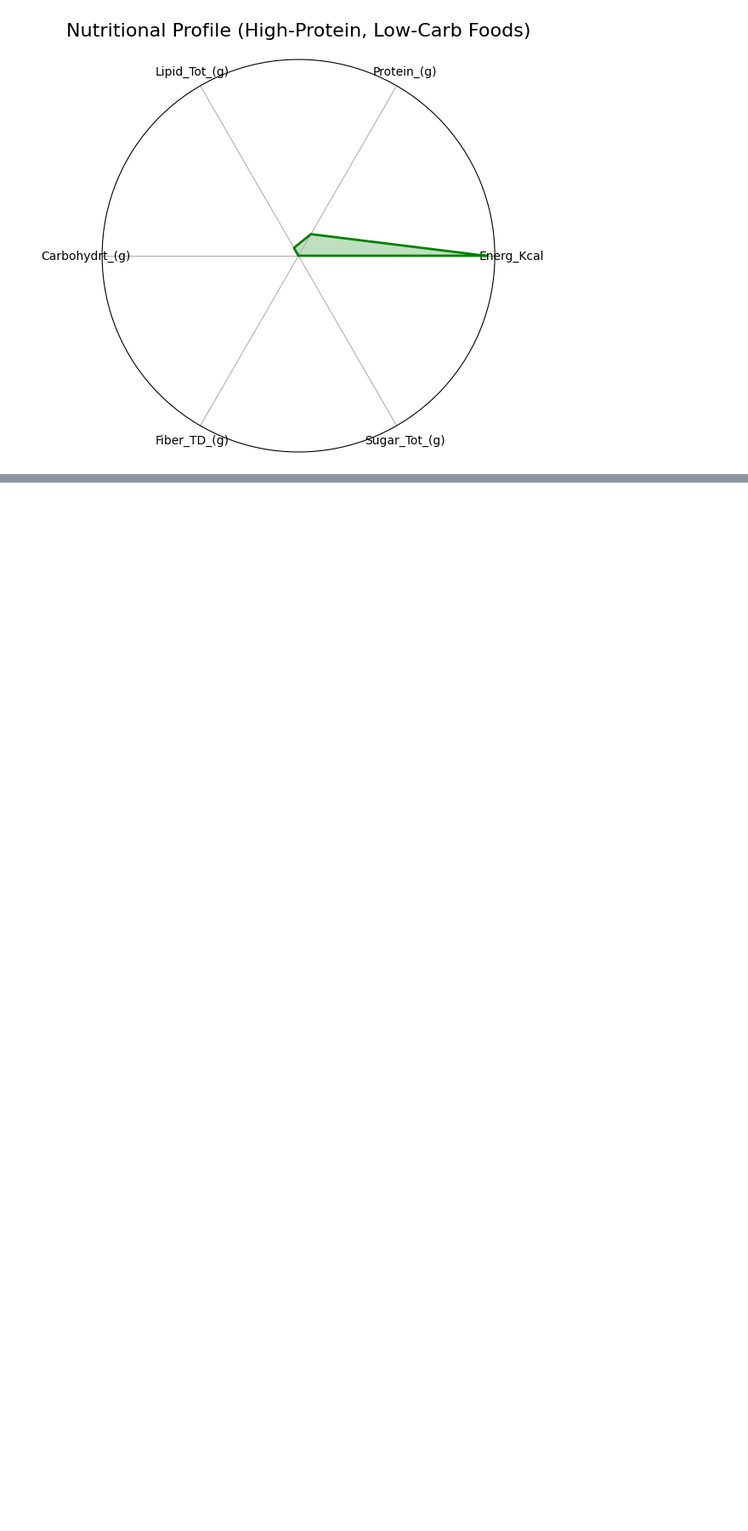
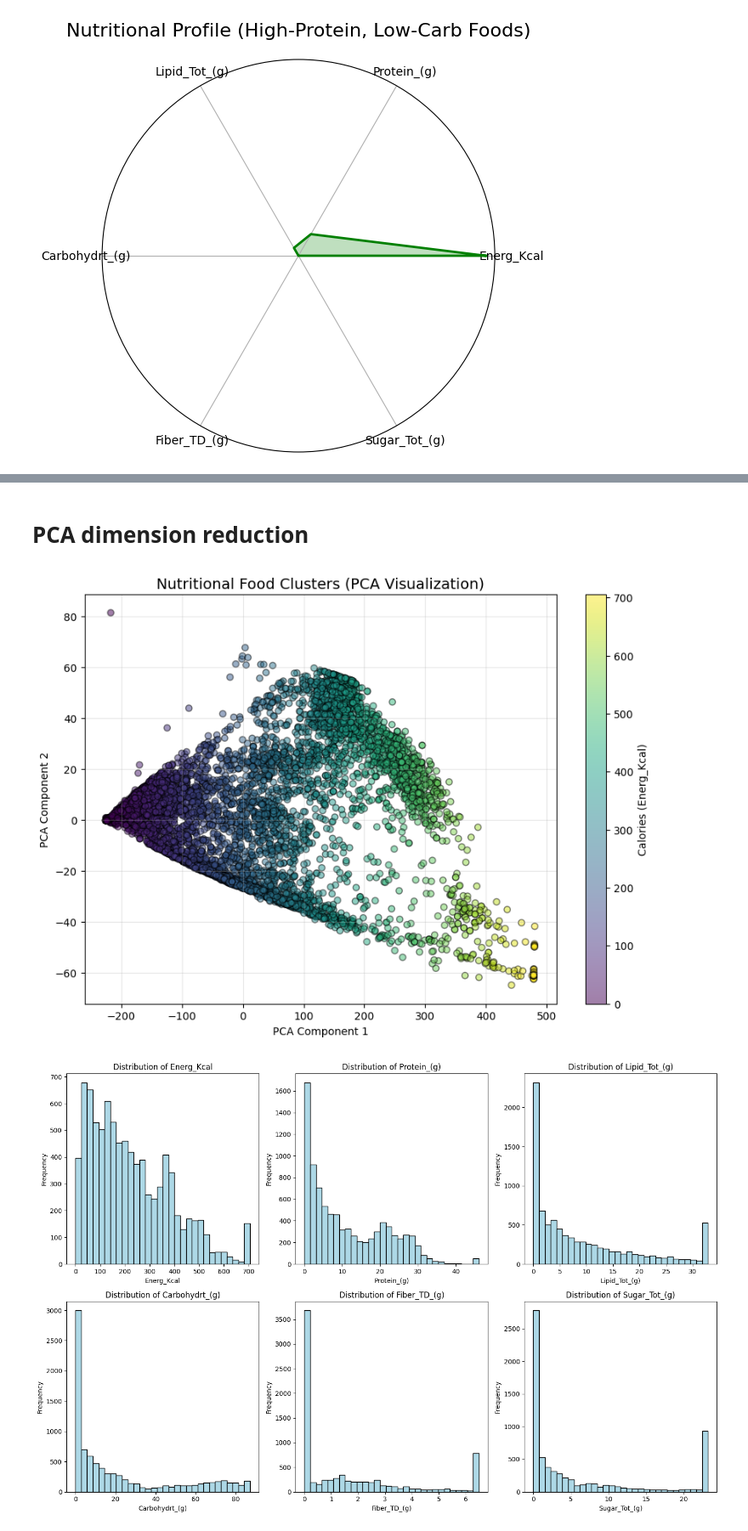
Before and after one commit to ChamaraProgForDataAnal/Programming-for-Data-Analysis, a Jupyter notebook: Data_Analytics_&_Visualisation.ipynb, the cells around one changed output, grey strips where cells are left out. Shown at 85% size. Saved outputs shown, nothing was run; the diff lists cells and outputs as text; code cells hidden in the pictures; blank space fills up the shorter version.

Commit message:
PCA to reduce dimensions for visual clustering

```diff
--- a/Data_Analytics_&_Visualisation.ipynb
+++ b/Data_Analytics_&_Visualisation.ipynb
@@ -521,0 +558,38 @@ plot_radar_chart(categories, values, "Nutritional Profile (High-Protein, Low-Car
+# %% [markdown]
+# **PCA dimension reduction**
+# %%
+from sklearn.decomposition import PCA
+
+# Select key numeric columns for nutrient visualization
+nutrient_data = dataset[numeric_columns].fillna(0)
+
+# PCA to reduce dimensions for visual clustering
+pca = PCA(n_components=2)
+pca_result = pca.fit_transform(nutrient_data)
+dataset['PCA1'] = pca_result[:, 0]
+dataset['PCA2'] = pca_result[:, 1]
+
+# Scatter plot of PCA results
+plt.figure(figsize=(10, 7))
+plt.scatter(dataset['PCA1'], dataset['PCA2'], alpha=0.5, c=dataset['Energ_Kcal'], cmap='viridis', edgecolor='k')
+plt.colorbar(label='Calories (Energ_Kcal)')
+plt.title('Nutritional Food Clusters (PCA Visualization)', fontsize=14)
+plt.xlabel('PCA Component 1')
+plt.ylabel('PCA Component 2')
+plt.grid(alpha=0.3)
+plt.show()
+
+# Histograms of nutrient distributions
+plt.figure(figsize=(15, 10))
+for i, column in enumerate(numeric_columns, 1):
+    plt.subplot(2, 3, i)
+    plt.hist(dataset[column], bins=30, edgecolor='black', color='lightblue')
+    plt.title(f'Distribution of {column}')
+    plt.xlabel(column)
+    plt.ylabel('Frequency')
+
+plt.tight_layout()
+plt.show()
+# %% [output]
+[figure, added]
+[figure, added]
```
Also changed, not shown: parts of 3 cells of this notebook.
